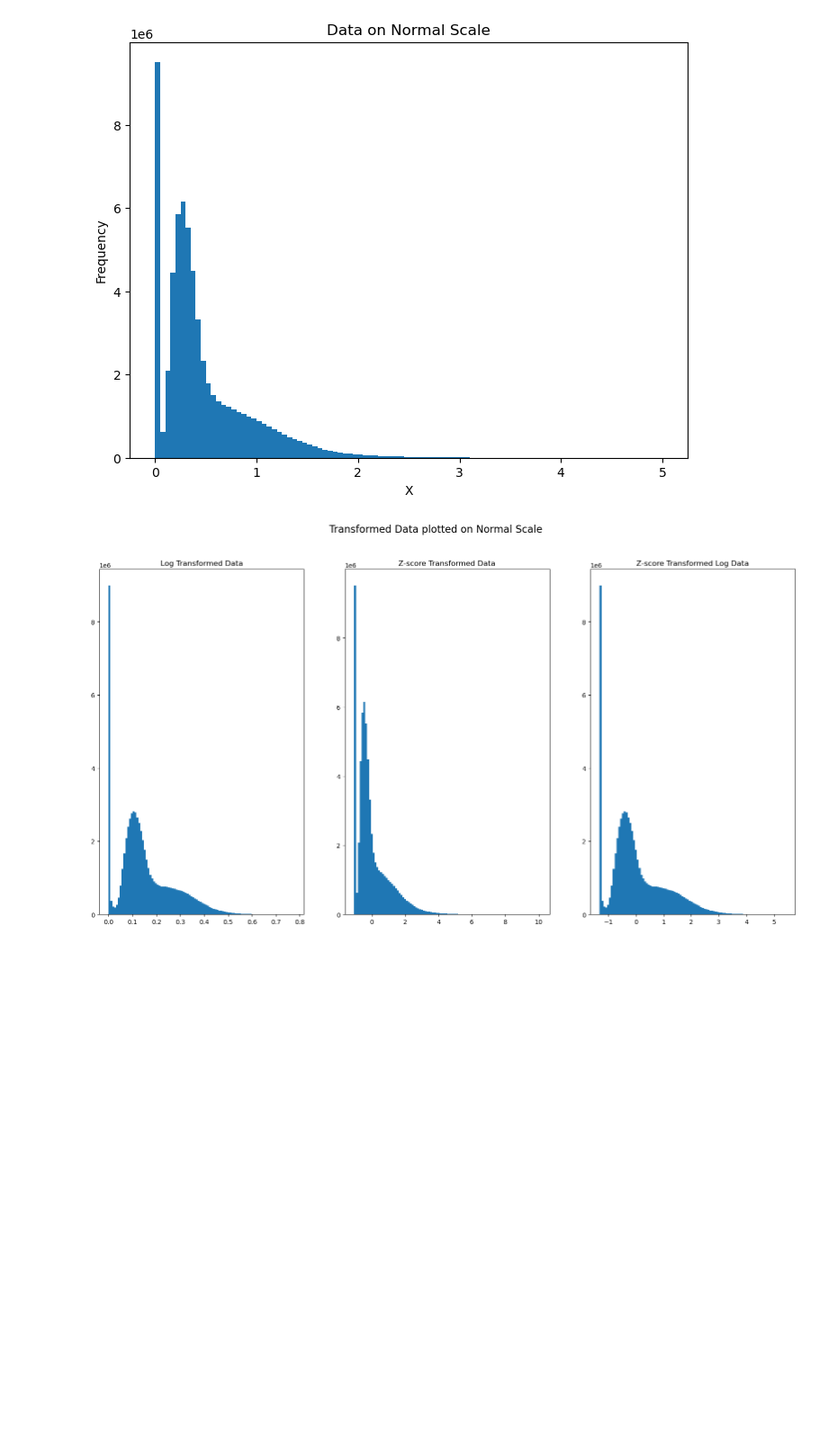
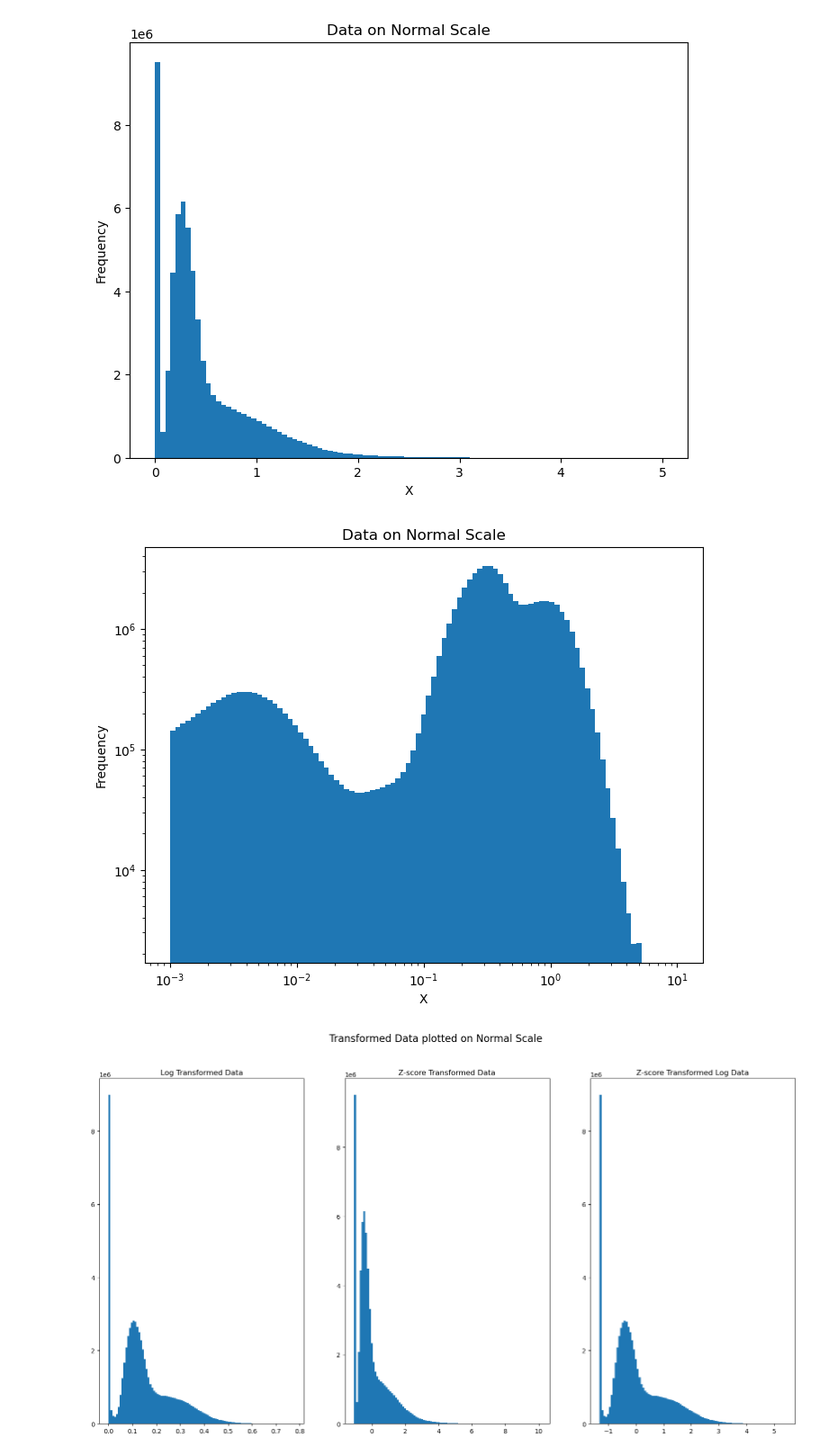
Before and after one commit to linaskerath/RP_Greenland, a Jupyter notebook: Scripts/Testing/00_normalization_testing.ipynb, the cells around one changed output. Shown at 90% size. Cells and saved outputs as stored; diff of their text form; code cells hidden in the pictures; blank space fills up the shorter version.

```diff
--- a/Scripts/Testing/00_normalization_testing.ipynb
+++ b/Scripts/Testing/00_normalization_testing.ipynb
@@ -19,6 +19,18 @@ plt.ylabel('Frequency')
 plt.show()
 # %% [output]
 [figure]
+# %%
+# Plot transformed data on a log scale
+plt.figure(figsize=(8, 6))
+plt.hist(df["optical_values"], bins=np.logspace(-3, 1, 100))
+plt.title('Data on Normal Scale')
+plt.xlabel('X')
+plt.ylabel('Frequency')
+plt.xscale('log')
+plt.yscale('log')
+plt.show()
+# %% [output]
+[figure, added]
 # %%
 # apply log transformation of the optical values + 1 (to prevent log(0)) and save as a new column
 df['log_transform'] = np.log10(1 + df['optical_values'])
```
Also changed, not shown: parts of 1 cell of this notebook, 1 other file.
